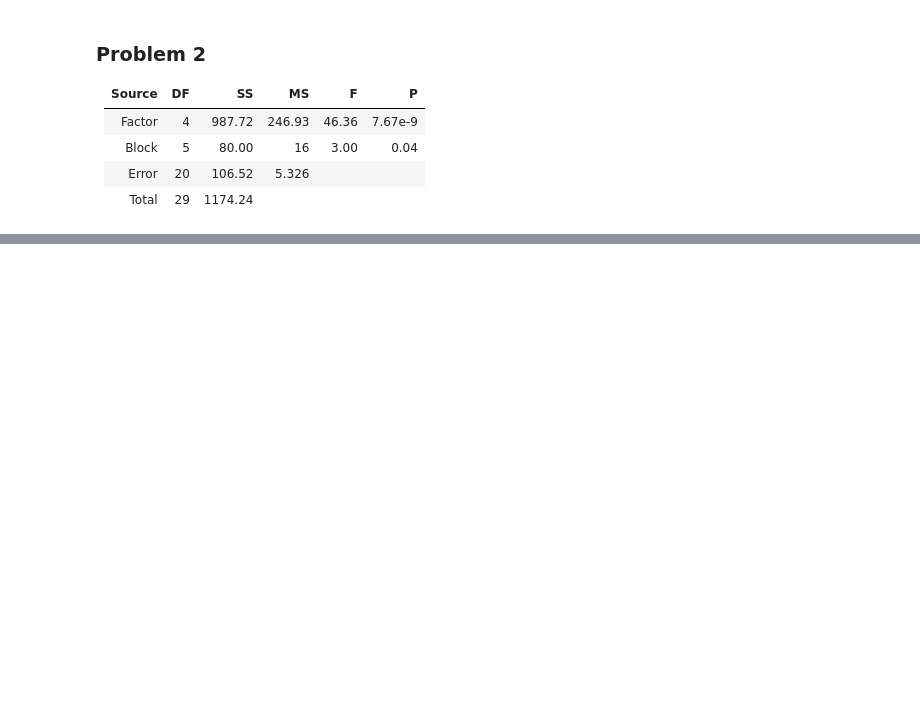
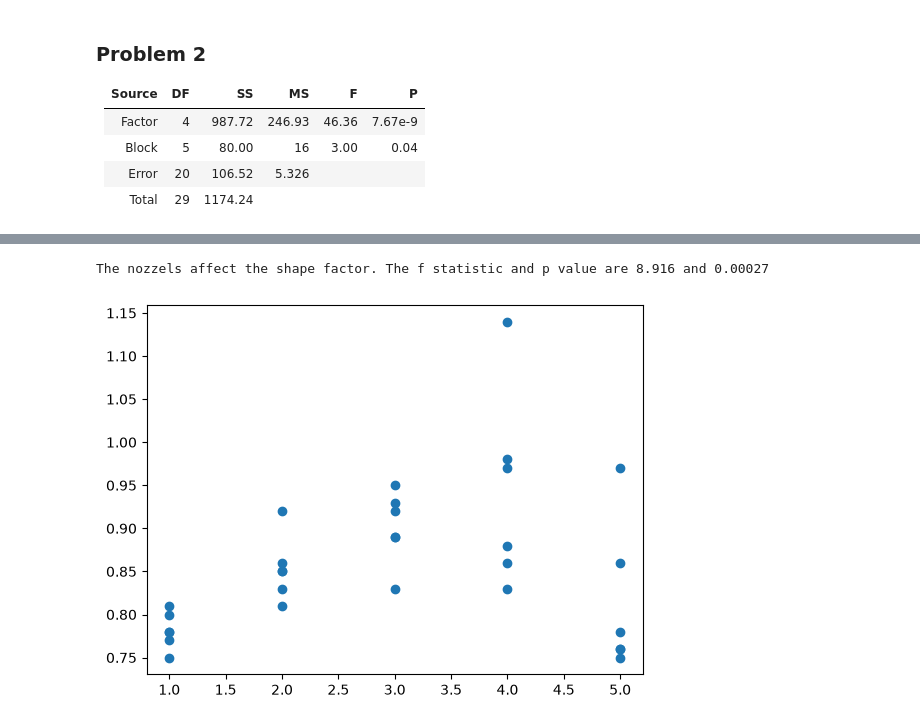
Before and after one commit to Peiguang2024/design-of-experiment, a Jupyter notebook: Montgomery/chapter4.ipynb, the cells around one changed output, grey strips where cells are left out. Cells and saved outputs as stored; diff of their text form; code cells hidden in the pictures; blank space fills up the shorter version.

```diff
--- a/Montgomery/chapter4.ipynb
+++ b/Montgomery/chapter4.ipynb
@@ -157,0 +349,16 @@ stats.f.sf(46.36, dfn = 4, dfd=20), stats.f.sf(3, dfn = 5, dfd=20) # no signific
+# %%
+df_05 = pd.DataFrame({
+    'nozzle': np.repeat(np.arange(1,6),6),
+    'flux_v': np.tile([11.73,14.37,16.59,20.43,23.46,28.74],5),
+    'shape_factor': [0.78,0.80,0.81,0.75,0.77,0.78,0.85,0.85,0.92,0.86,0.81,0.83,0.93,0.92,0.95,0.89,0.89,0.83,1.14,0.97,0.98,0.88,0.86,0.83,0.97,0.86,0.78,0.76,0.76,0.75]
+})
+# %%
+stats_05, t_ave_05, df_05 = rcbd(df_05, 'nozzle', 'flux_v', 'shape_factor')
+print(f'The nozzels affect the shape factor. The f statistic and p value are {stats_05['f_statistic'].round(3)} and {stats_05['p_value'].round(5)}')
+# %% [output]
+The nozzels affect the shape factor. The f statistic and p value are 8.916 and 0.00027
+# %%
+plt.scatter(df_05.nozzle, df_05.shape_factor) # The plot shows that nozzel type 1 and 5 are probably different with the rest
+plt.show()
+# %% [output]
+[figure, added]
```
Also changed, not shown: parts of 40 cells of this notebook, 1 other file.
